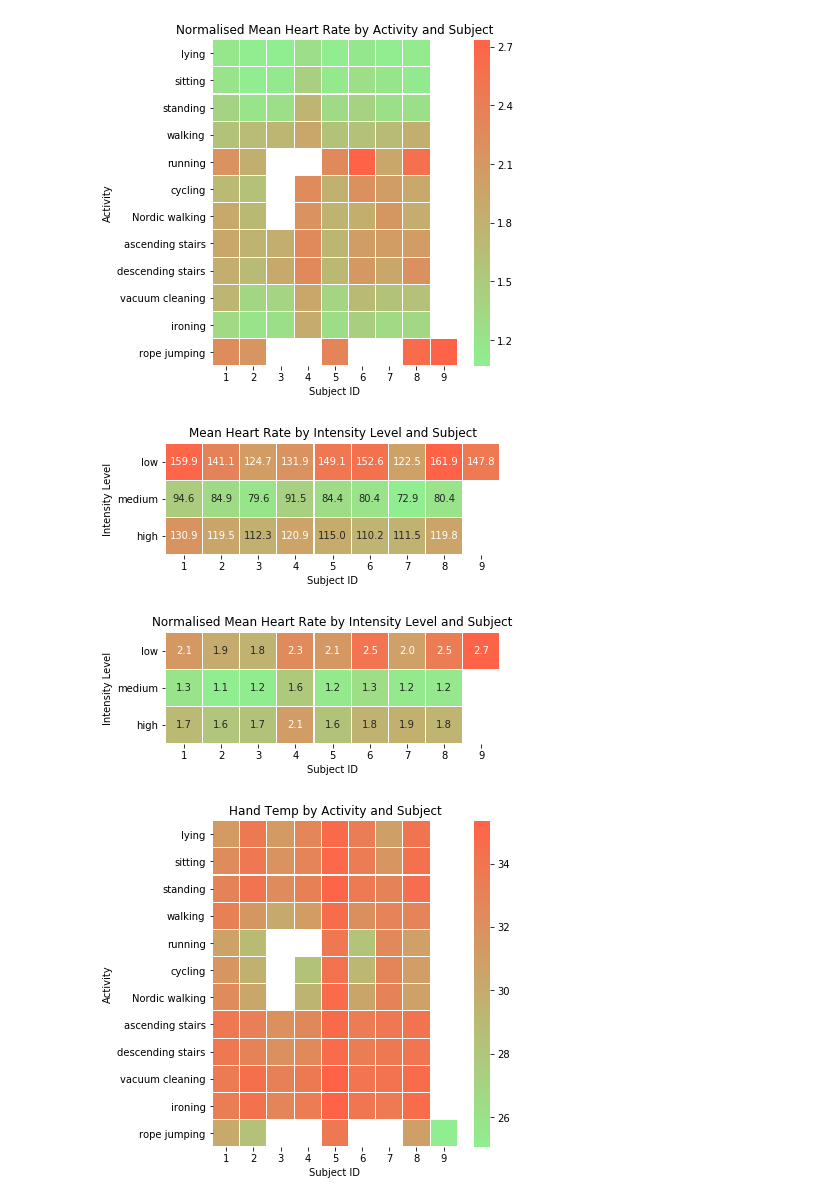
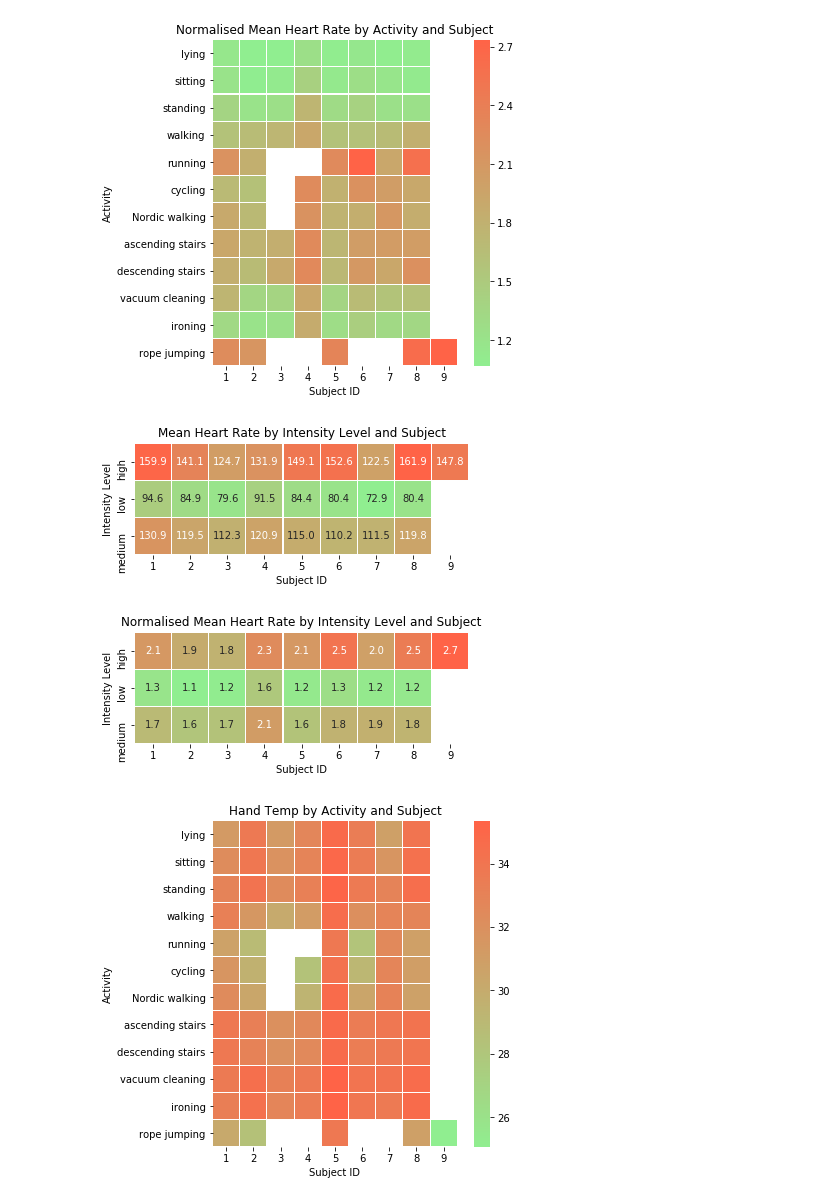
Before and after one commit to RobLMCO/HP_Recognition, a Jupyter notebook: PAMAP2_Jupyter.ipynb, the cells around one changed output. Drawn from its saved outputs; the diff is of its cells as text; code cells hidden in the pictures.

```diff
--- a/PAMAP2_Jupyter.ipynb
+++ b/PAMAP2_Jupyter.ipynb
@@ -400,21 +400,21 @@ plot_heatmap(df, title, xlabel, ylabel, xticks, yticks)
 # %%
 df = train_data_df.groupby(['act_level','sub_id'], as_index=False).mean() \
             [['act_level','sub_id','hr_mean']].pivot(index='act_level', columns='sub_id', values='hr_mean')
 
-yticks = ['low','medium','high']
+yticks = ['high','low','medium']
 xticks = [1,2,3,4,5,6,7,8,9]
 ylabel = 'Intensity Level'
 xlabel = 'Subject ID'
 title = 'Mean Heart Rate by Intensity Level and Subject'
 plot_heatmap(df, title, xlabel, ylabel, xticks, yticks, showcbar=False, showannot=True)
 
 df = train_data_df.groupby(['act_level','sub_id'], as_index=False).mean() \
             [['act_level','sub_id','hr_mean_normal']].pivot(index='act_level', columns='sub_id', values='hr_mean_normal')
 title = 'Normalised Mean Heart Rate by Intensity Level and Subject'
 plot_heatmap(df, title, xlabel, ylabel, xticks, yticks, showcbar=False, showannot=True)
 # %% [output]
-[figure, old version]
+[figure, new version]
-[figure, old version]
+[figure, new version]
 # %%
 # HAND TEMPERATURE BY ACTIVITY AND SUBJECT
 # %%
```
Also changed, not shown: parts of 25 cells of this notebook, 18 other files.
